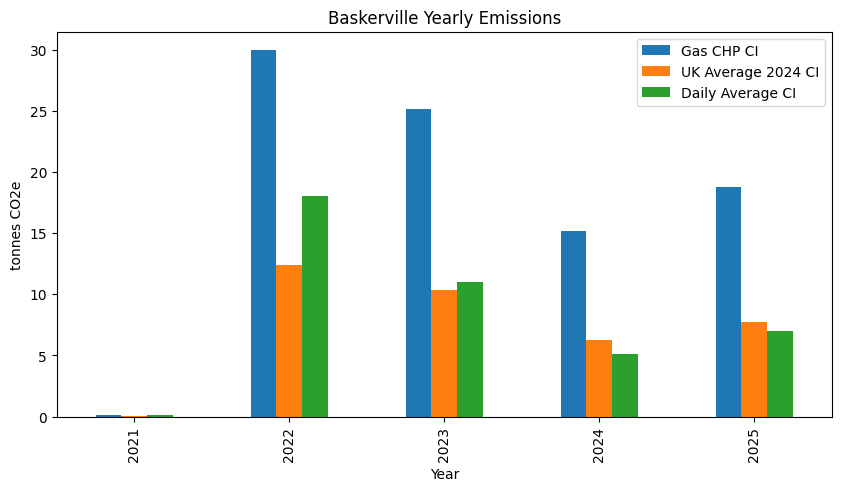
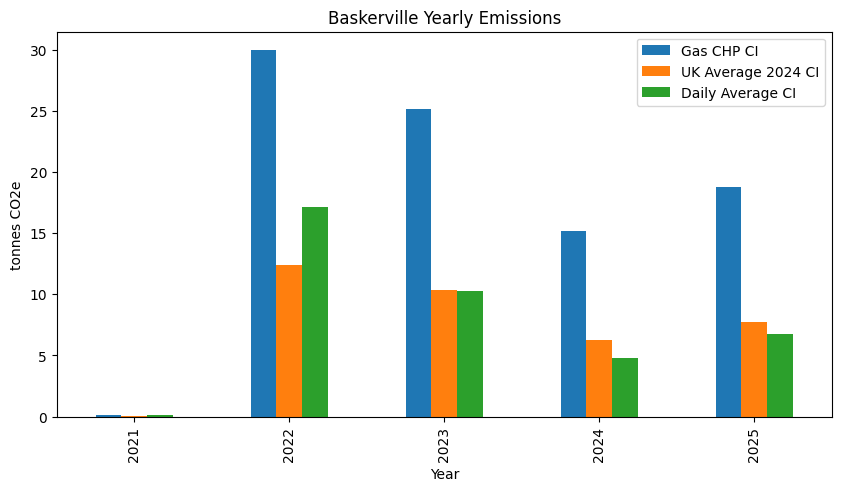
The change to this notebook cell's code, shown as a diff; its figure went from the first image to the second:
--- before
+++ after
@@ -7,2 +7,3 @@
 )
 ax.legend(["Gas CHP CI", "UK Average 2024 CI", "Daily Average CI"])
+plt.savefig("./report/baskerville_yearly_emissions.png")

Commit: use start time instead of end time in run_baskerville notebook